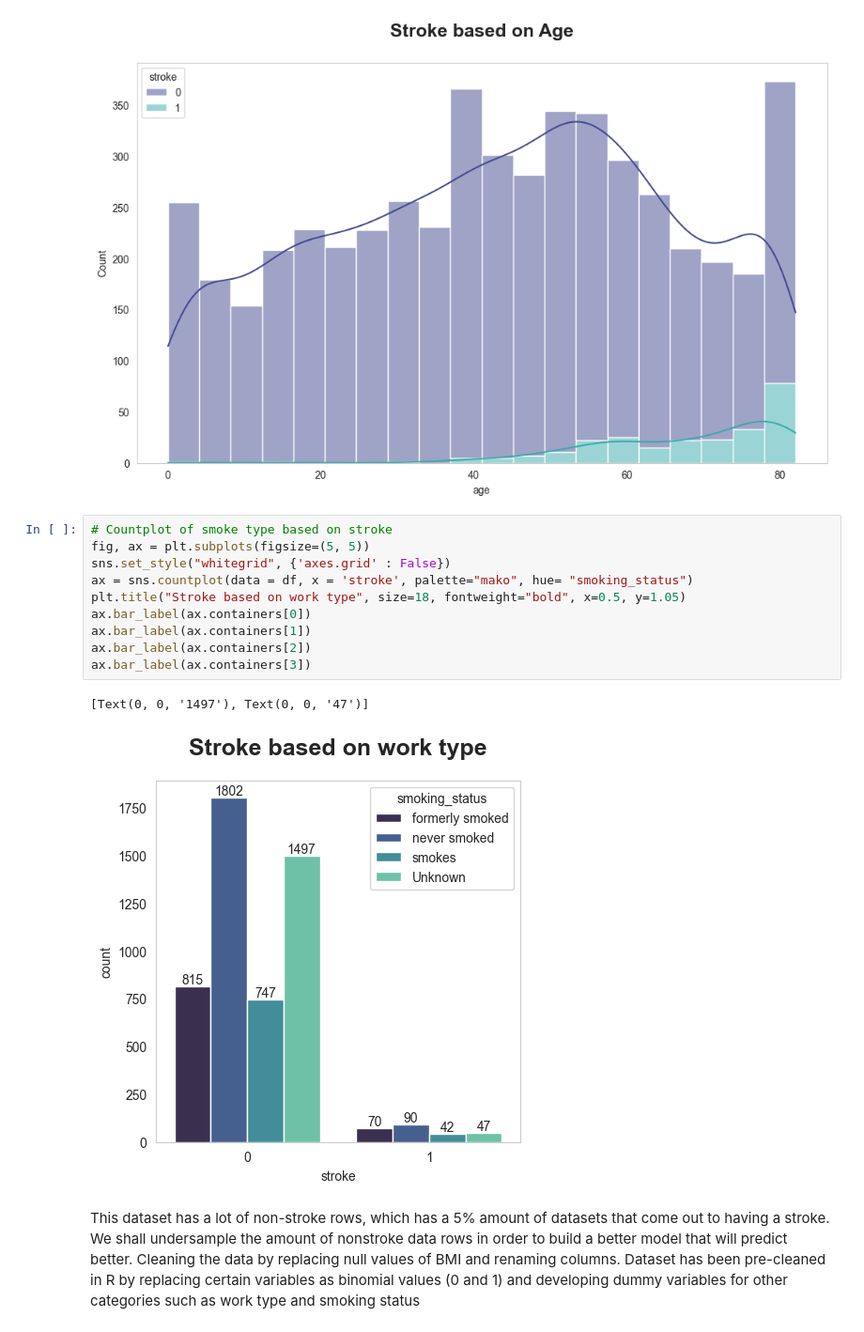
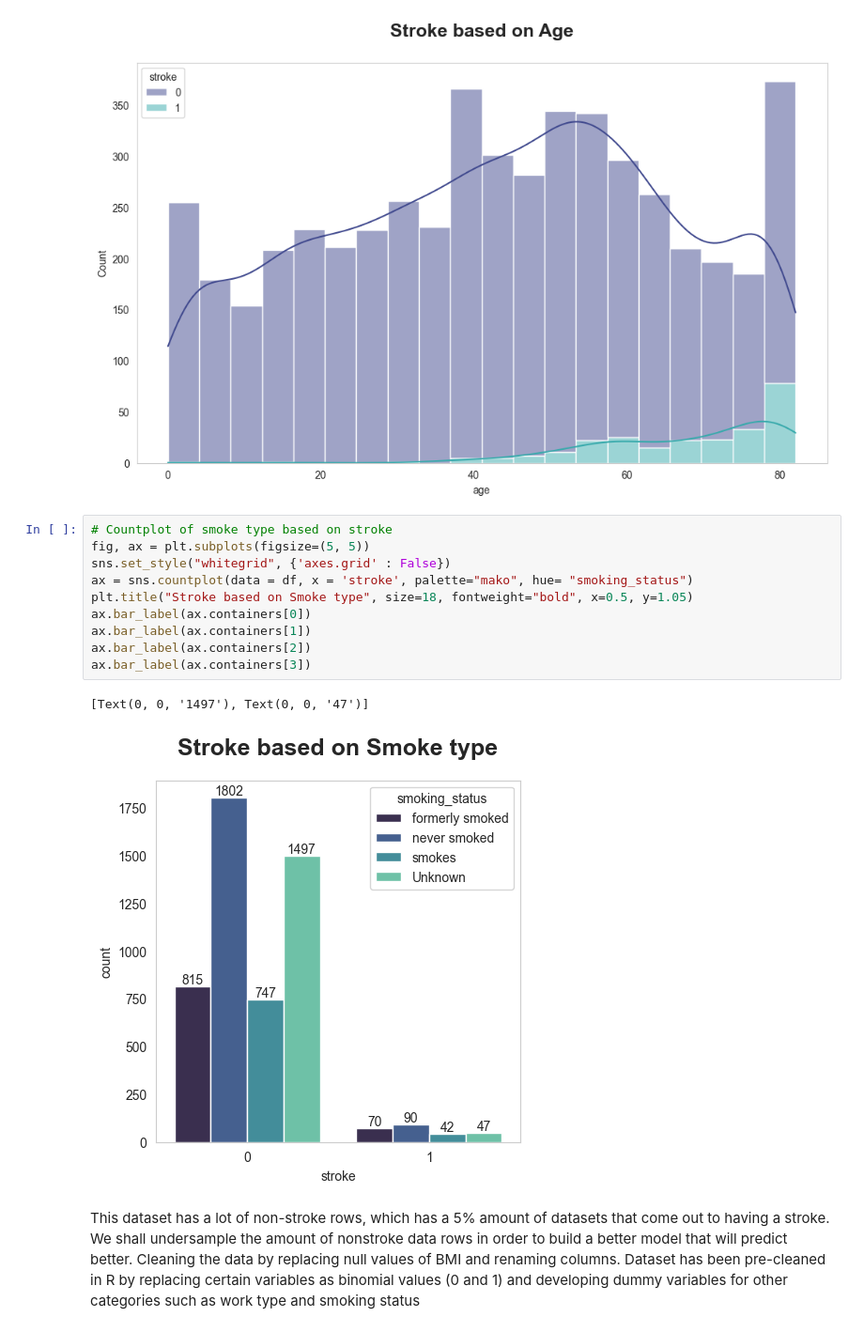
Before and after one commit to halanle/pythonprojects, a Jupyter notebook: Predicting Heart Stroke.ipynb, the cells around one changed output. Shown at 94% size. Cells and saved outputs as stored; diff of their text form.

Commit message:
Predicting Heart Stroke

```diff
--- a/Predicting Heart Stroke.ipynb
+++ b/Predicting Heart Stroke.ipynb
@@ -66,16 +66,16 @@ Text(0.5, 1.05, 'Stroke based on Age')
 # %%
 # Countplot of smoke type based on stroke
 fig, ax = plt.subplots(figsize=(5, 5))
 sns.set_style("whitegrid", {'axes.grid' : False})
 ax = sns.countplot(data = df, x = 'stroke', palette="mako", hue= "smoking_status")
-plt.title("Stroke based on work type", size=18, fontweight="bold", x=0.5, y=1.05)
+plt.title("Stroke based on Smoke type", size=18, fontweight="bold", x=0.5, y=1.05)
 ax.bar_label(ax.containers[0])
 ax.bar_label(ax.containers[1])
 ax.bar_label(ax.containers[2])
 ax.bar_label(ax.containers[3])
 # %% [output]
 [Text(0, 0, '1497'), Text(0, 0, '47')]
-[figure, old version]
+[figure, new version]
 # %% [markdown]
 This dataset has a lot of non-stroke rows, which has a 5% amount of datasets that come out to having a stroke.
 We shall undersample the amount of nonstroke data rows in order to build a better model that will predict better.
```
Also changed, not shown: parts of 1 cell of this notebook.
